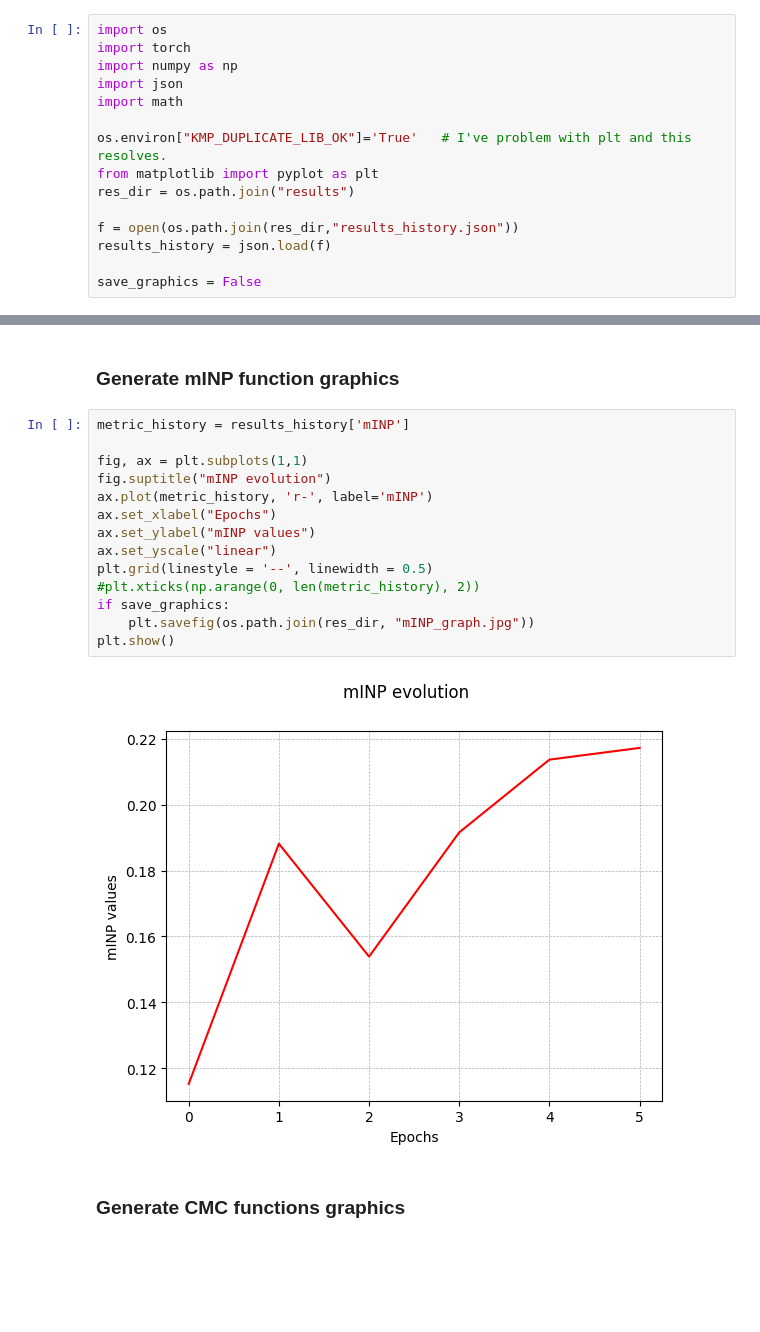
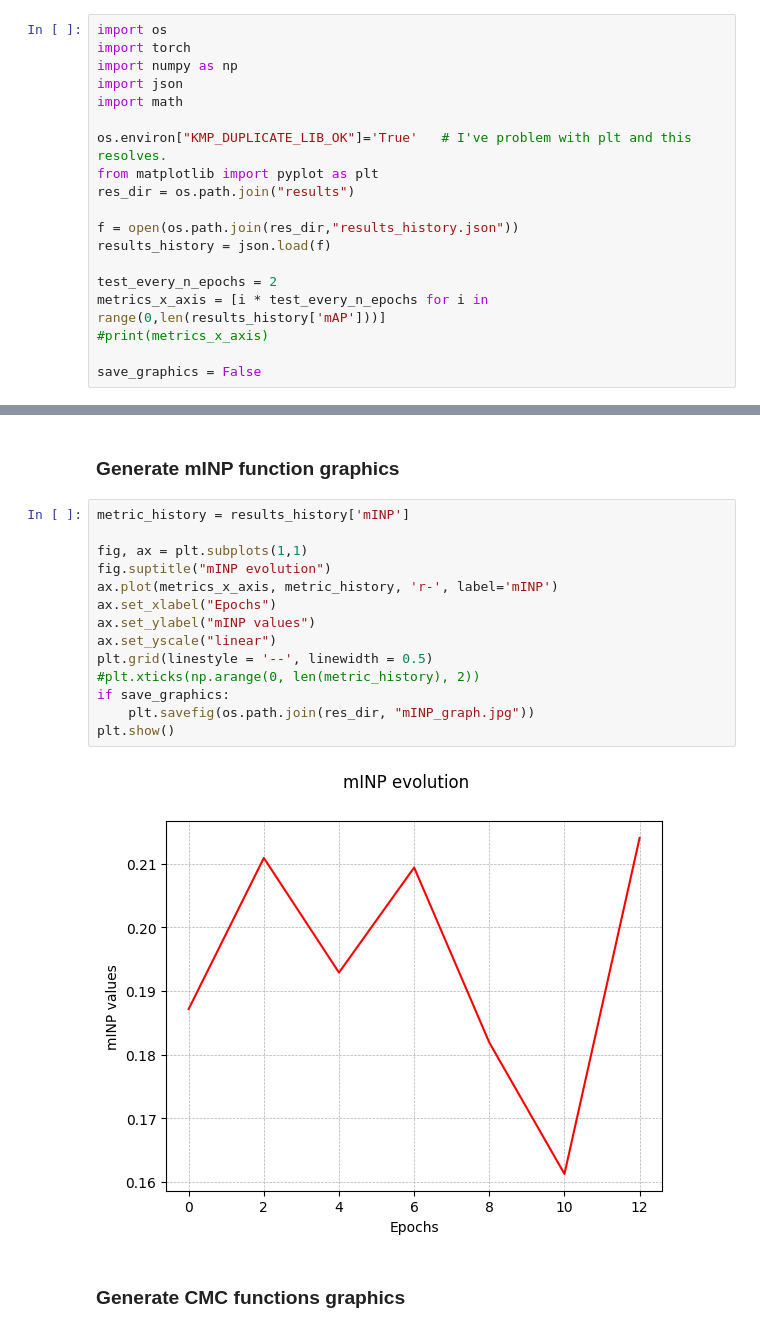
Before and after one commit to martinellop/People-Analysis, a Jupyter notebook: ReID/deep/graphics.ipynb, the cells around one changed output, grey strips where cells are left out. Cells and saved outputs as stored; diff of their text form; blank space fills up the shorter version.

```diff
--- a/ReID/deep/graphics.ipynb
+++ b/ReID/deep/graphics.ipynb
@@ -12,6 +12,10 @@ res_dir = os.path.join("results")
 f = open(os.path.join(res_dir,"results_history.json"))
 results_history = json.load(f)
 
+test_every_n_epochs = 2
+metrics_x_axis = [i * test_every_n_epochs for i in range(0,len(results_history['mAP']))]
+#print(metrics_x_axis)
+
 save_graphics = False
 # %% [markdown]
 ### Generate Loss functions graphics
@@ -56,19 +60,19 @@ plt.show()
 # %%
 metric_history = results_history['mINP']
 
 fig, ax = plt.subplots(1,1)
 fig.suptitle("mINP evolution")
-ax.plot(metric_history, 'r-', label='mINP')
+ax.plot(metrics_x_axis, metric_history, 'r-', label='mINP')
 ax.set_xlabel("Epochs")
 ax.set_ylabel("mINP values")
 ax.set_yscale("linear")
 plt.grid(linestyle = '--', linewidth = 0.5)
 #plt.xticks(np.arange(0, len(metric_history), 2))
 if save_graphics:
     plt.savefig(os.path.join(res_dir, "mINP_graph.jpg"))
 plt.show()
 # %% [output]
-[figure, old version]
+[figure, new version]
 # %% [markdown]
 ### Generate CMC functions graphics
 # %%
```
Also changed, not shown: parts of 5 cells of this notebook, 8 other files.
